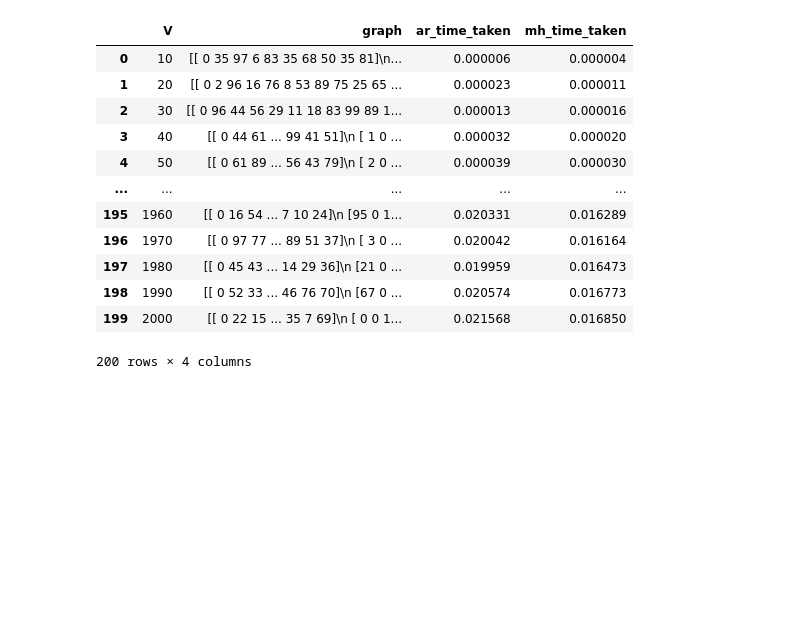
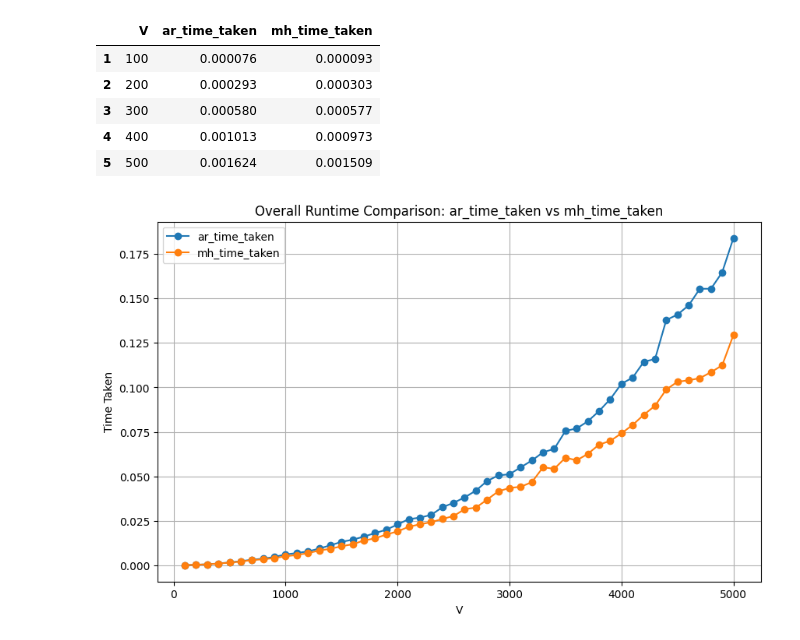
Before and after one commit to yijisuk/SC2001-Lab2-Dijkstra, a Jupyter notebook: runtime_data_vis.ipynb, the cells around one changed output. Cells and saved outputs as stored; diff of their text form; code cells hidden in the pictures; blank space fills up the shorter version.

Commit message:
visualization complete

```diff
--- a/runtime_data_vis.ipynb
+++ b/runtime_data_vis.ipynb
@@ -8,16 +1,26 @@ sample_df = pd.read_csv(sample_df_path)
-# %%
-sample_df
-# %% [output]
-|  | V | graph | ar_time_taken | mh_time_taken |
-| 0 | 10 | [[ 0 35 97 6 83 35 68 50 35 81]\n... | 0.000006 | 0.000004 |
-| 1 | 20 | [[ 0 2 96 16 76 8 53 89 75 25 65 ... | 0.000023 | 0.000011 |
-| 2 | 30 | [[ 0 96 44 56 29 11 18 83 99 89 1... | 0.000013 | 0.000016 |
-| 3 | 40 | [[ 0 44 61 ... 99 41 51]\n [ 1 0 ... | 0.000032 | 0.000020 |
-| 4 | 50 | [[ 0 61 89 ... 56 43 79]\n [ 2 0 ... | 0.000039 | 0.000030 |
-| ... | ... | ... | ... | ... |
-| 195 | 1960 | [[ 0 16 54 ... 7 10 24]\n [95 0 1... | 0.020331 | 0.016289 |
-| 196 | 1970 | [[ 0 97 77 ... 89 51 37]\n [ 3 0 ... | 0.020042 | 0.016164 |
-| 197 | 1980 | [[ 0 45 43 ... 14 29 36]\n [21 0 ... | 0.019959 | 0.016473 |
-| 198 | 1990 | [[ 0 52 33 ... 46 76 70]\n [67 0 ... | 0.020574 | 0.016773 |
-| 199 | 2000 | [[ 0 22 15 ... 35 7 69]\n [ 0 0 1... | 0.021568 | 0.016850 |
-200 rows × 4 columns
+# %%
+import os
+import pandas as pd
+
+dfs = []
+for i in range(5):
+
+    df = pd.read_csv(os.path.join("data", f"graphs_rta_{i+1}.csv"))
+    dfs.append(df)
+
+df_agg = pd.concat(dfs)
+
+grouped = df_agg.groupby('V').agg({
+    'ar_time_taken': 'mean',
+    'mh_time_taken': 'mean'
+}).reset_index()
+# %%
+grouped = grouped.iloc[1:]
+grouped.head()
+# %% [output]
+|  | V | ar_time_taken | mh_time_taken |
+| 1 | 100 | 0.000076 | 0.000093 |
+| 2 | 200 | 0.000293 | 0.000303 |
+| 3 | 300 | 0.000580 | 0.000577 |
+| 4 | 400 | 0.001013 | 0.000973 |
+| 5 | 500 | 0.001624 | 0.001509 |
@@ -23,0 +41,6 @@ sample_df
+# %%
+vis_runtime(
+    df=grouped,
+    title="Overall Runtime Comparison: ar_time_taken vs mh_time_taken")
+# %% [output]
+[figure, added]
```
Also changed, not shown: parts of 5 cells of this notebook, 6 other files.
